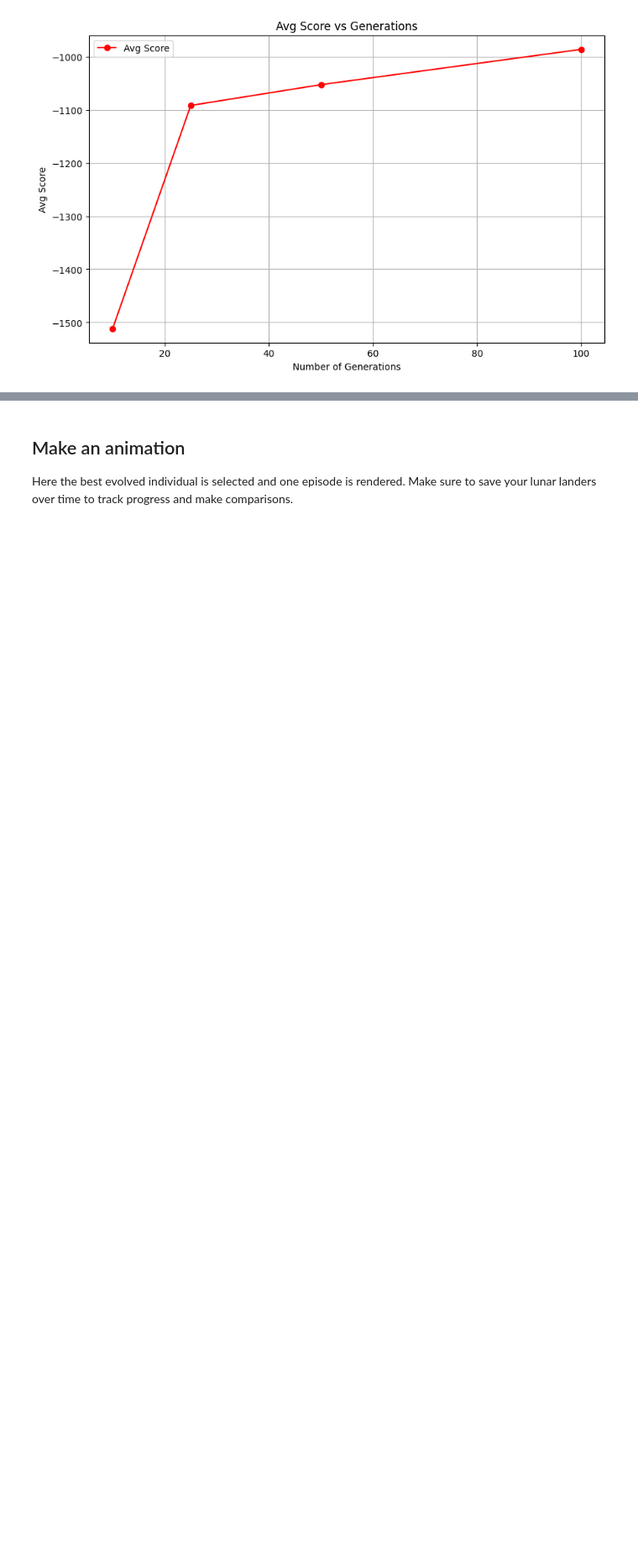
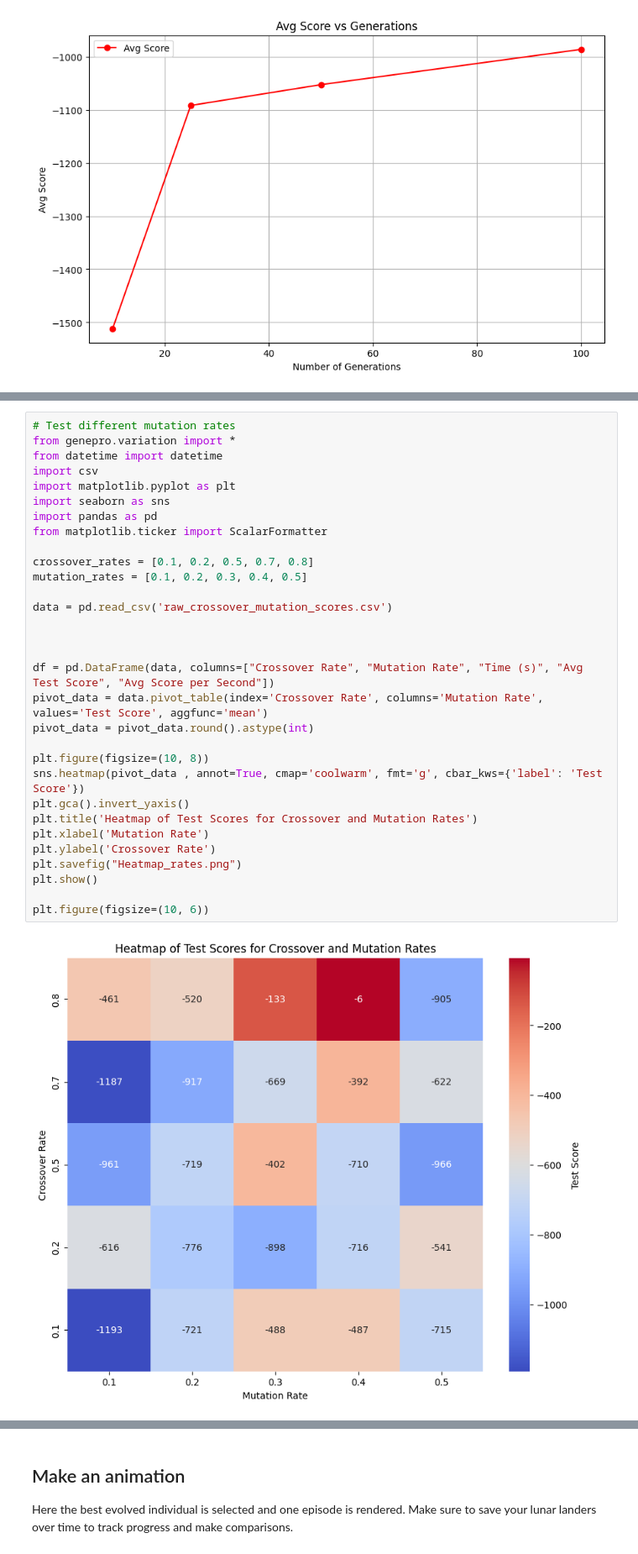
Before and after one commit to firstthomas/genepromulti, a Jupyter notebook: solution.ipynb, the cells around one changed output, grey strips where cells are left out. Shown at 84% size. Drawn from its saved outputs; the diff is of its cells as text; blank space fills up the shorter version.

```diff
--- a/solution.ipynb
+++ b/solution.ipynb
@@ -639,0 +494,33 @@ Mutation rate 0.9, avg_time 71.6575188, avg_score -3429.604381159592, avg_score_
+# %%
+# Test different mutation rates
+from genepro.variation import *
+from datetime import datetime
+import csv
+import matplotlib.pyplot as plt
+import seaborn as sns
+import pandas as pd
+from matplotlib.ticker import ScalarFormatter
+
+crossover_rates = [0.1, 0.2, 0.5, 0.7, 0.8]
+mutation_rates = [0.1, 0.2, 0.3, 0.4, 0.5]
+
+data = pd.read_csv('raw_crossover_mutation_scores.csv')
+
+
+
+df = pd.DataFrame(data, columns=["Crossover Rate", "Mutation Rate", "Time (s)", "Avg Test Score", "Avg Score per Second"])
+pivot_data = data.pivot_table(index='Crossover Rate', columns='Mutation Rate', values='Test Score', aggfunc='mean')
+pivot_data = pivot_data.round().astype(int)
+
+plt.figure(figsize=(10, 8))
+sns.heatmap(pivot_data , annot=True, cmap='coolwarm', fmt='g', cbar_kws={'label': 'Test Score'})
+plt.gca().invert_yaxis()
+plt.title('Heatmap of Test Scores for Crossover and Mutation Rates')
+plt.xlabel('Mutation Rate')
+plt.ylabel('Crossover Rate')
+plt.savefig("Heatmap_rates.png")
+plt.show()
+
+plt.figure(figsize=(10, 6))
+# %% [output]
+[figure, added]
```
Also changed, not shown: parts of 6 cells of this notebook, 3 other files.
